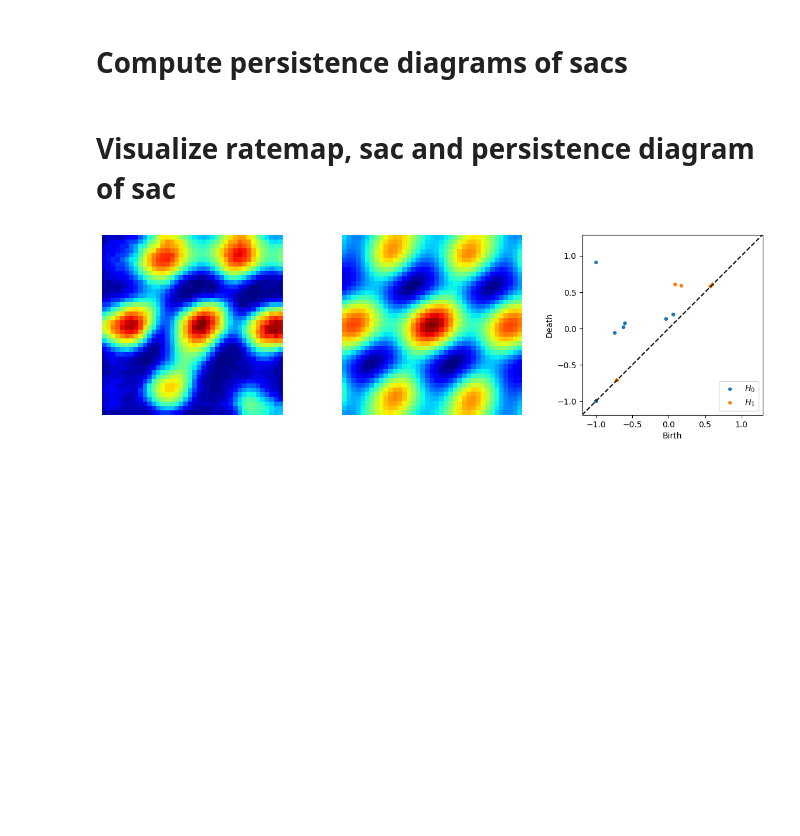
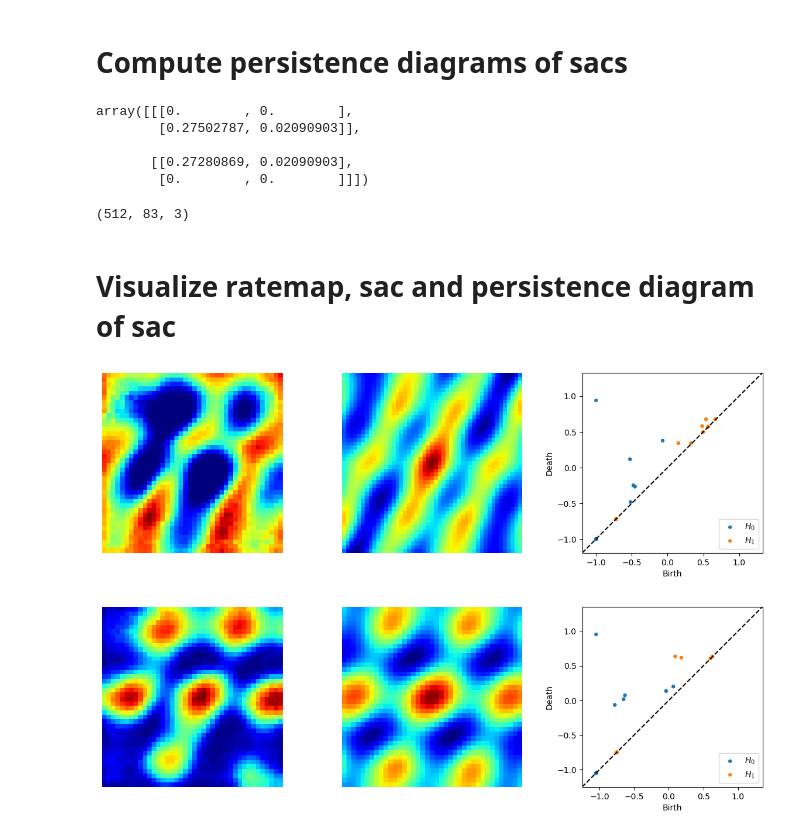
Before and after one commit to simonepoetto/Grid-Cells, a Jupyter notebook: gridness/gridness_analisys_pipeline.ipynb, the cells around one changed output. Drawn from its saved outputs; the diff is of its cells as text; code cells hidden in the pictures; blank space fills up the shorter version.

```diff
--- a/gridness/gridness_analisys_pipeline.ipynb
+++ b/gridness/gridness_analisys_pipeline.ipynb
@@ -22,2 +24,16 @@ dgms = activations.calculate_dgms()
+# %%
+pairdis = PairwiseDistance(metric='bottleneck', order=None)
+D = pairdis.fit_transform(dgms[0:2])
+D
+# %% [output]
+array([[[0.        , 0.        ],
+        [0.27502787, 0.02090903]],
+
+       [[0.27280869, 0.02090903],
+        [0.        , 0.        ]]])
+# %%
+dgms.shape
+# %% [output]
+(512, 83, 3)
 # %% [markdown]
 # Visualize ratemap, sac and persistence diagram of sac
@@ -24,3 +46,9 @@ dgms = activations.calculate_dgms()
+# %%
+idx = 150
+
+activations.plot_rm_sac_dgm(idx)
+# %% [output]
+[figure, added]
 # %%
 idx = 11
 activations.plot_rm_sac_dgm(idx)
```
Also changed, not shown: parts of 41 cells of this notebook, 11 other files.
